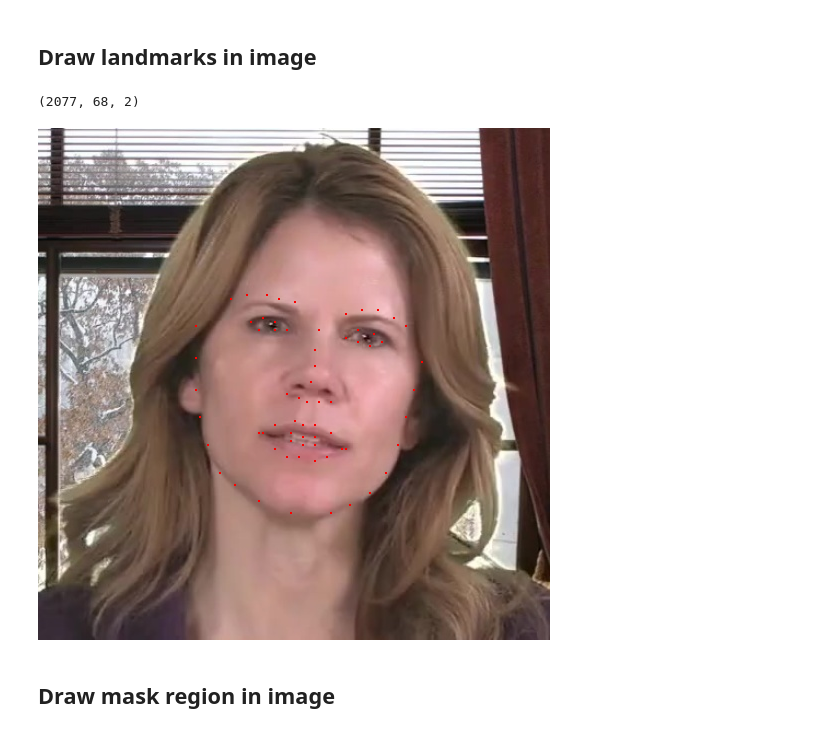
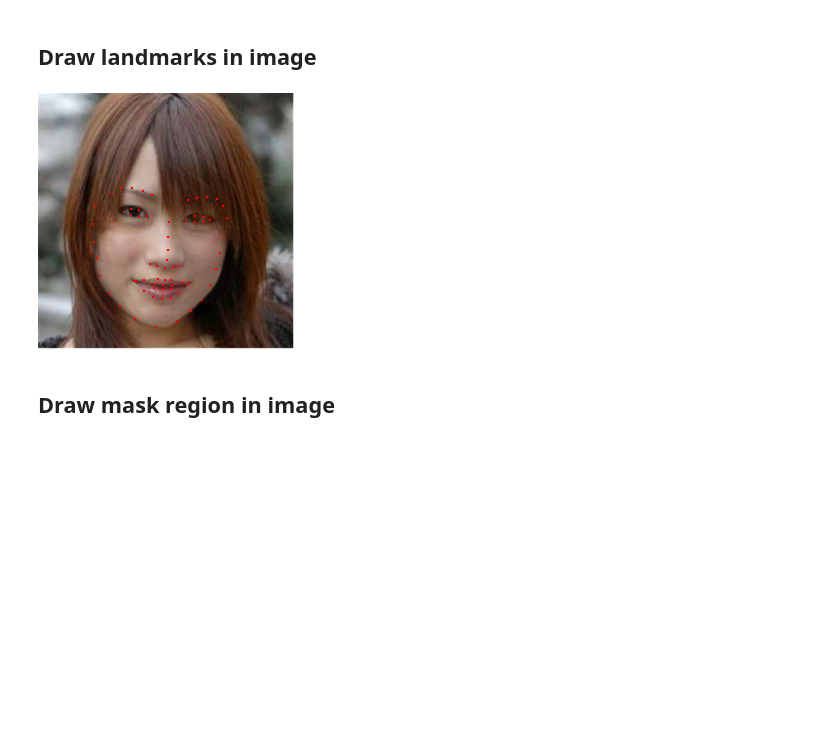
Before and after one commit to zhanghm1995/programming-learning-examples, a Jupyter notebook: OpenCV_learning/scripts/draw_utils.ipynb, the cells around one changed output. Cells and saved outputs as stored; diff of their text form; code cells hidden in the pictures; blank space fills up the shorter version.

```diff
--- a/OpenCV_learning/scripts/draw_utils.ipynb
+++ b/OpenCV_learning/scripts/draw_utils.ipynb
@@ -83,47 +83,47 @@ def draw_on_original_image():
     img = draw_landmarks(img_src, landmarks)
 
     display(Image.fromarray(img[..., ::-1]))
 
 
 def draw_on_resized_image():
     img_src = cv2.imread(img_path)
     H, W = img_src.shape[:2]
 
     img_src = cv2.resize(img_src, (224, 224))
 
     landmarks = np.loadtxt(lm_path)
 
     scale = 224 / 512
     print(scale, H)
 
     landmarks = landmarks * scale
 
     img = draw_landmarks(img_src, landmarks)
 
     display(Image.fromarray(img[..., ::-1]))
 
 
-def draw_on_image():
-    img_src = cv2.imread(img_path)
+def draw_on_image(img, landmarks):
+    H, W = img.shape[:2]
+    # landmarks = landmarks[:, 49:, ] # mouth landmarks
+    landmarks[:, -1] = H - 1 - landmarks[:, -1]
 
-    landmarks = np.load(lm_path)
-    # landmarks = landmarks[:, 49:, ] # mouth landmarks
-    landmarks[:, :, 1] = 512 - 1 - landmarks[:, :, 1]
-    print(landmarks.shape)
-
-    img = draw_landmarks(img_src, landmarks[0])
+    img = draw_landmarks(img, landmarks)
 
     display(Image.fromarray(img[..., ::-1]))
 
-draw_on_image()
+ldmk = load_landmarks("/home/zhanghm/Research/Face/FaceFusionFormer/temp.txt")
+img = cv2.imread("/home/zhanghm/Research/Face/FaceFusionFormer/temp.jpg")
 
+img_path = "/home/zhanghm/Research/Inpainting/face_de_mask/animation/res/1_1.png"
+ldmk_path = "/home/zhanghm/Research/Inpainting/face_de_mask/animation/ldmk/1_1.txt"
 
-lmk_path = "/home/zhanghm/Research/Inpainting/face_de_mask/ldmk/4.pkl"
-with open(ldmk_pth, 'rb') as f:
-    ldmk = pickle.load(f)
+img = cv2.imread(img_path)
+ldmk = load_landmarks(ldmk_path)
+
+draw_on_image(img, ldmk)
 # %% [output]
-(2077, 68, 2)
-[figure, old version]
+[figure, new version]
 # %% [markdown]
 ## Draw mask region in image
 # %%
```
Also changed, not shown: parts of 1 cell of this notebook, 8 other files.
